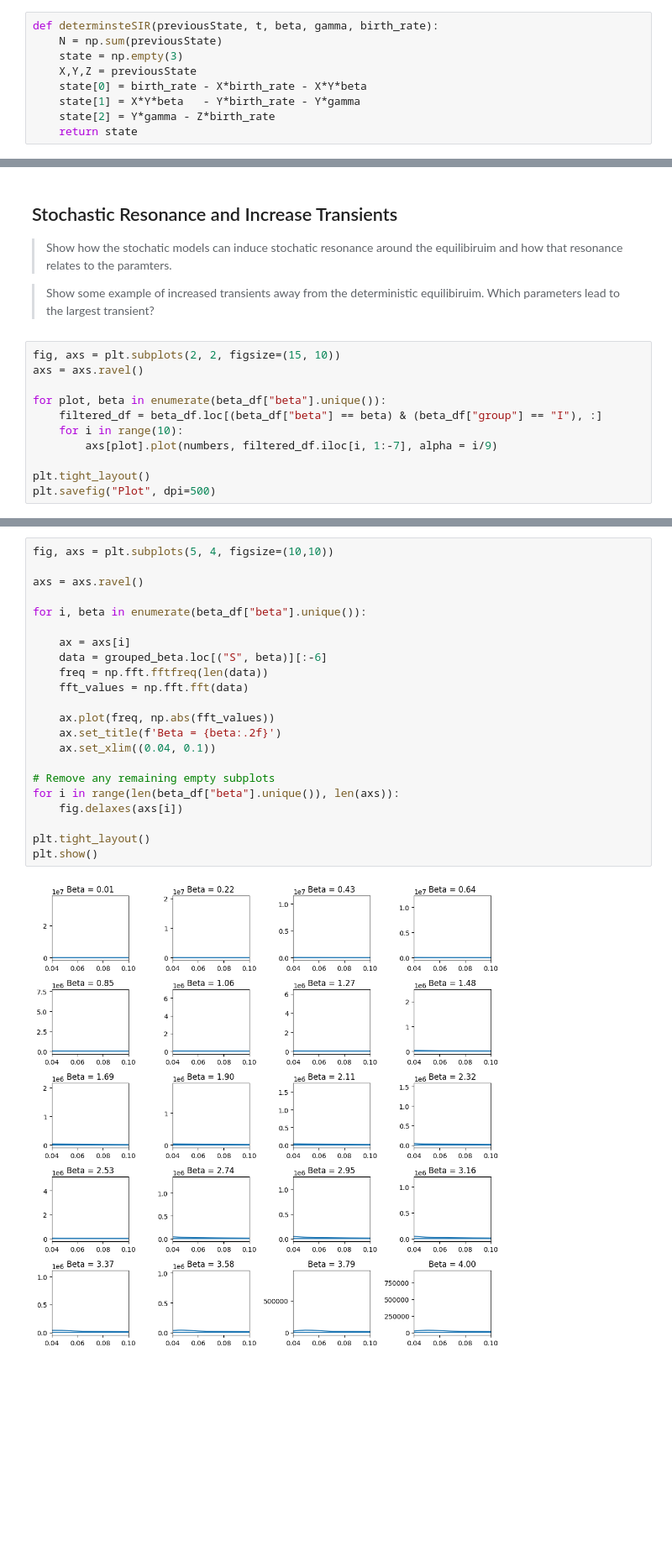
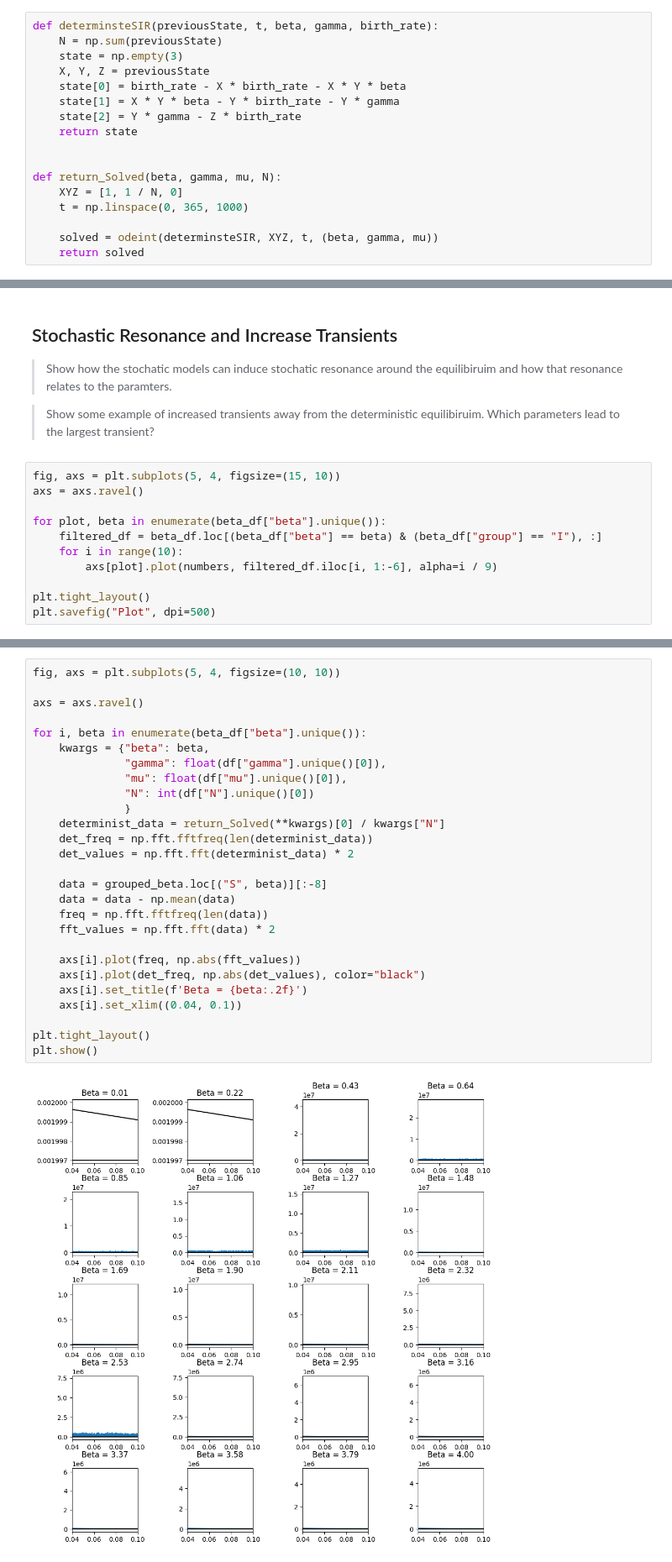
Before and after one commit to AmirSahrani/IntroCompAssignment2_fresh, a Jupyter notebook: Assignment2.ipynb, the cells around one changed output, grey strips where cells are left out. Shown at 84% size. Cells and saved outputs as stored; diff of their text form; blank space fills up the shorter version.

```diff
--- a/Assignment2.ipynb
+++ b/Assignment2.ipynb
@@ -36,11 +62,19 @@ gamma_N_df = pd.read_csv("finalgamma_N.csv")
 def determinsteSIR(previousState, t, beta, gamma, birth_rate):
     N = np.sum(previousState)
     state = np.empty(3)
-    X,Y,Z = previousState
-    state[0] = birth_rate - X*birth_rate - X*Y*beta
-    state[1] = X*Y*beta   - Y*birth_rate - Y*gamma
-    state[2] = Y*gamma - Z*birth_rate
+    X, Y, Z = previousState
+    state[0] = birth_rate - X * birth_rate - X * Y * beta
+    state[1] = X * Y * beta - Y * birth_rate - Y * gamma
+    state[2] = Y * gamma - Z * birth_rate
     return state
+
+
+def return_Solved(beta, gamma, mu, N):
+    XYZ = [1, 1 / N, 0]
+    t = np.linspace(0, 365, 1000)
+
+    solved = odeint(determinsteSIR, XYZ, t, (beta, gamma, mu))
+    return solved
 # %%
 XYZ = [1, 0.01, 0]
 t = np.linspace(0, 365, 1000)
@@ -591,13 +485,13 @@ plt.show()
 
 > Show some example of increased transients away from the deterministic equilibiruim. Which parameters lead to the largest transient?
 # %%
-fig, axs = plt.subplots(2, 2, figsize=(15, 10))
+fig, axs = plt.subplots(5, 4, figsize=(15, 10))
 axs = axs.ravel()
 
 for plot, beta in enumerate(beta_df["beta"].unique()):
     filtered_df = beta_df.loc[(beta_df["beta"] == beta) & (beta_df["group"] == "I"), :]
     for i in range(10):
-        axs[plot].plot(numbers, filtered_df.iloc[i, 1:-7], alpha = i/9)
+        axs[plot].plot(numbers, filtered_df.iloc[i, 1:-6], alpha=i / 9)
 
 plt.tight_layout()
 plt.savefig("Plot", dpi=500)
@@ -604,24 +500,29 @@ plt.savefig("Plot", dpi=500)
 # %%
-fig, axs = plt.subplots(5, 4, figsize=(10,10))
+fig, axs = plt.subplots(5, 4, figsize=(10, 10))
 
 axs = axs.ravel()
 
 for i, beta in enumerate(beta_df["beta"].unique()):
+    kwargs = {"beta": beta,
+              "gamma": float(df["gamma"].unique()[0]),
+              "mu": float(df["mu"].unique()[0]),
+              "N": int(df["N"].unique()[0])
+              }
+    determinist_data = return_Solved(**kwargs)[0] / kwargs["N"]
+    det_freq = np.fft.fftfreq(len(determinist_data))
+    det_values = np.fft.fft(determinist_data) * 2
 
-    ax = axs[i]
-    data = grouped_beta.loc[("S", beta)][:-6]
+    data = grouped_beta.loc[("S", beta)][:-8]
+    data = data - np.mean(data)
     freq = np.fft.fftfreq(len(data))
-    fft_values = np.fft.fft(data)
+    fft_values = np.fft.fft(data) * 2
 
-    ax.plot(freq, np.abs(fft_values))
-    ax.set_title(f'Beta = {beta:.2f}')
-    ax.set_xlim((0.04, 0.1))
-
-# Remove any remaining empty subplots
-for i in range(len(beta_df["beta"].unique()), len(axs)):
-    fig.delaxes(axs[i])
+    axs[i].plot(freq, np.abs(fft_values))
+    axs[i].plot(det_freq, np.abs(det_values), color="black")
+    axs[i].set_title(f'Beta = {beta:.2f}')
+    axs[i].set_xlim((0.04, 0.1))
 
 plt.tight_layout()
 plt.show()
 # %% [output]
-[figure, old version]
+[figure, new version]
```
Also changed, not shown: parts of 21 cells of this notebook, 2 other files.
